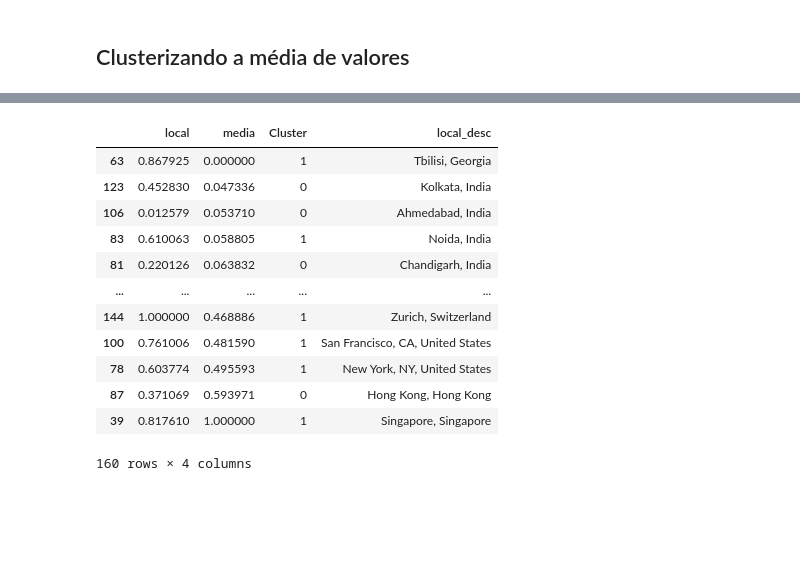
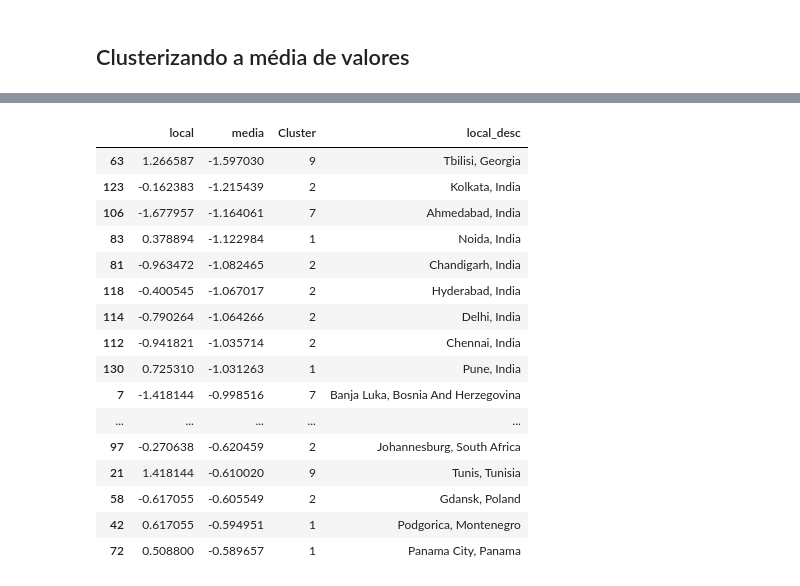
Before and after one commit to gizattos/cost_of_living_clustering, a Jupyter notebook: cost_of_living_clustering.ipynb, the cells around one changed output, grey strips where cells are left out. Drawn from its saved outputs; the diff is of its cells as text; code cells hidden in the pictures; blank space fills up the shorter version.

```diff
--- a/cost_of_living_clustering.ipynb
+++ b/cost_of_living_clustering.ipynb
@@ -128,7 +129,7 @@ Ambos os métodos chegaram a uma quantidade de 2 clusters, como melhor quantidad
 # %%
 ## Treinando com coluna de média
 kmeans = KMeans(n_clusters=2)
-kmeans.fit(df)
+kmeans.fit(df_minMax)
 # %% [output]
 KMeans(algorithm='auto', copy_x=True, init='k-means++', max_iter=300,
        n_clusters=2, n_init=10, n_jobs=None, precompute_distances='auto',
@@ -173,6 +174,10 @@ plt.scatter(kmeans.cluster_centers_[:,0] ,kmeans.cluster_centers_[:,1], color='b
 [figure]
 # %% [markdown]
 <h2>Clusterizando a média de valores</h2>
+# %%
+le = preprocessing.StandardScaler()
+df_features = le.fit_transform(df.values)
+df = pd.DataFrame(df_features, index=df.index, columns=df.columns)
 # %%
 ## descobrindo a melhor quantidade de clusters através do método elbow
 df_media = df[['local','media']]
@@ -217,6 +218,6 @@ for k in range(2, 28):
 # %%
 
-kmeans = KMeans(n_clusters=2)
+kmeans = KMeans(n_clusters=12)
 kmeans.fit(df_media)
 plt.scatter(df_media.iloc[:,0],df_media.iloc[:,1], c=kmeans.labels_, cmap='rainbow')
 plt.scatter(kmeans.cluster_centers_[:,0] ,kmeans.cluster_centers_[:,1], color='black')
@@ -238,19 +239,23 @@ df_media.head()
 # %%
 ## criando nova coluna com os nomes reais
 df_media['local_desc'] = local
-df_media.sort_values('media')
+df_media.sort_values('media').head(50)
 # %% [output]
 |  | local | media | Cluster | local_desc |
-| 63 | 0.867925 | 0.000000 | 1 | Tbilisi, Georgia |
-| 123 | 0.452830 | 0.047336 | 0 | Kolkata, India |
-| 106 | 0.012579 | 0.053710 | 0 | Ahmedabad, India |
-| 83 | 0.610063 | 0.058805 | 1 | Noida, India |
-| 81 | 0.220126 | 0.063832 | 0 | Chandigarh, India |
+| 63 | 1.266587 | -1.597030 | 9 | Tbilisi, Georgia |
+| 123 | -0.162383 | -1.215439 | 2 | Kolkata, India |
+| 106 | -1.677957 | -1.164061 | 7 | Ahmedabad, India |
+| 83 | 0.378894 | -1.122984 | 1 | Noida, India |
+| 81 | -0.963472 | -1.082465 | 2 | Chandigarh, India |
+| 118 | -0.400545 | -1.067017 | 2 | Hyderabad, India |
+| 114 | -0.790264 | -1.064266 | 2 | Delhi, India |
+| 112 | -0.941821 | -1.035714 | 2 | Chennai, India |
+| 130 | 0.725310 | -1.031263 | 1 | Pune, India |
+| 7 | -1.418144 | -0.998516 | 7 | Banja Luka, Bosnia And Herzegovina |
 | ... | ... | ... | ... | ... |
-| 144 | 1.000000 | 0.468886 | 1 | Zurich, Switzerland |
-| 100 | 0.761006 | 0.481590 | 1 | San Francisco, CA, United States |
-| 78 | 0.603774 | 0.495593 | 1 | New York, NY, United States |
-| 87 | 0.371069 | 0.593971 | 0 | Hong Kong, Hong Kong |
-| 39 | 0.817610 | 1.000000 | 1 | Singapore, Singapore |
+| 97 | -0.270638 | -0.620459 | 2 | Johannesburg, South Africa |
+| 21 | 1.418144 | -0.610020 | 9 | Tunis, Tunisia |
+| 58 | -0.617055 | -0.605549 | 2 | Gdansk, Poland |
+| 42 | 0.617055 | -0.594951 | 1 | Podgorica, Montenegro |
+| 72 | 0.508800 | -0.589657 | 1 | Panama City, Panama |
-160 rows × 4 columns
 # %%
```
Also changed, not shown: parts of 11 cells of this notebook.
